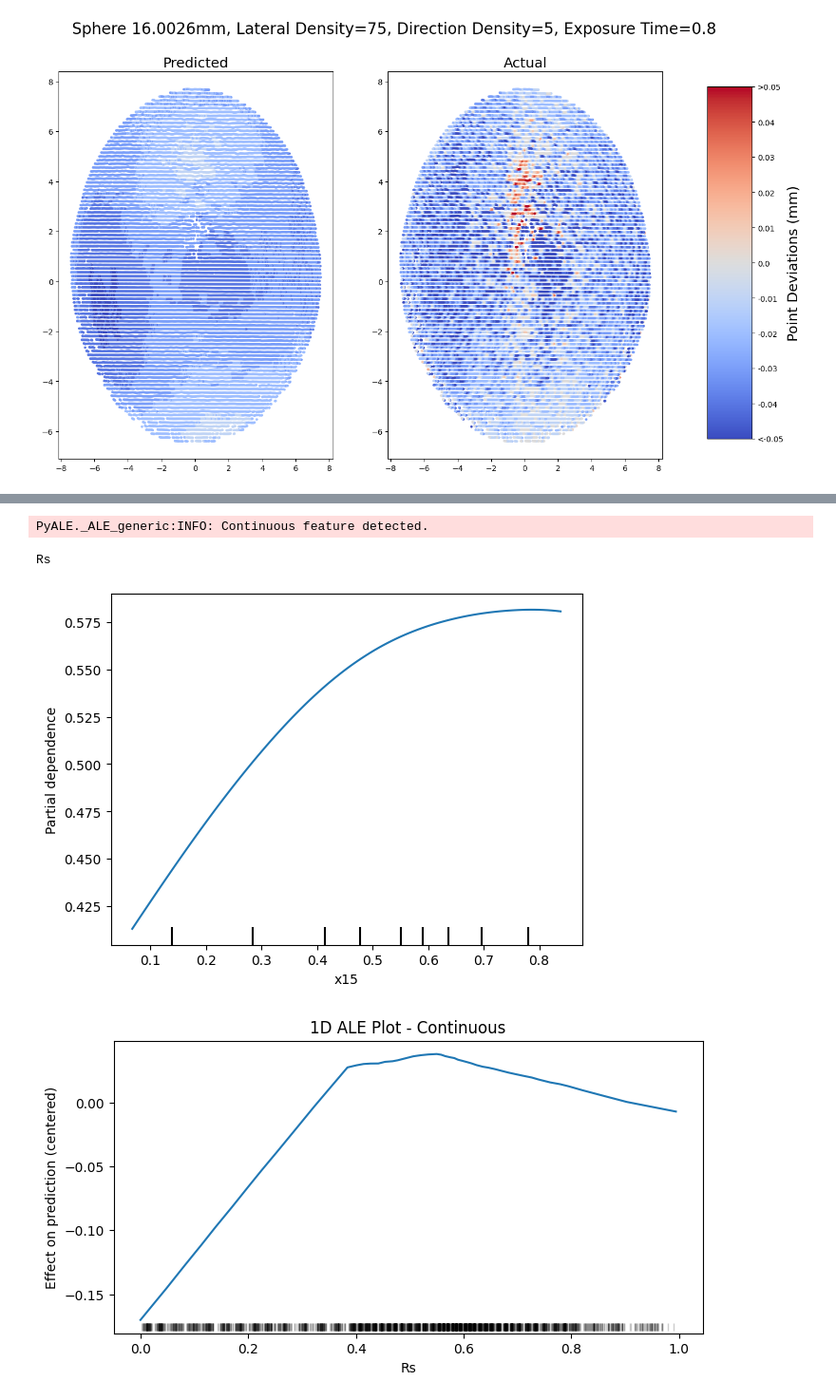
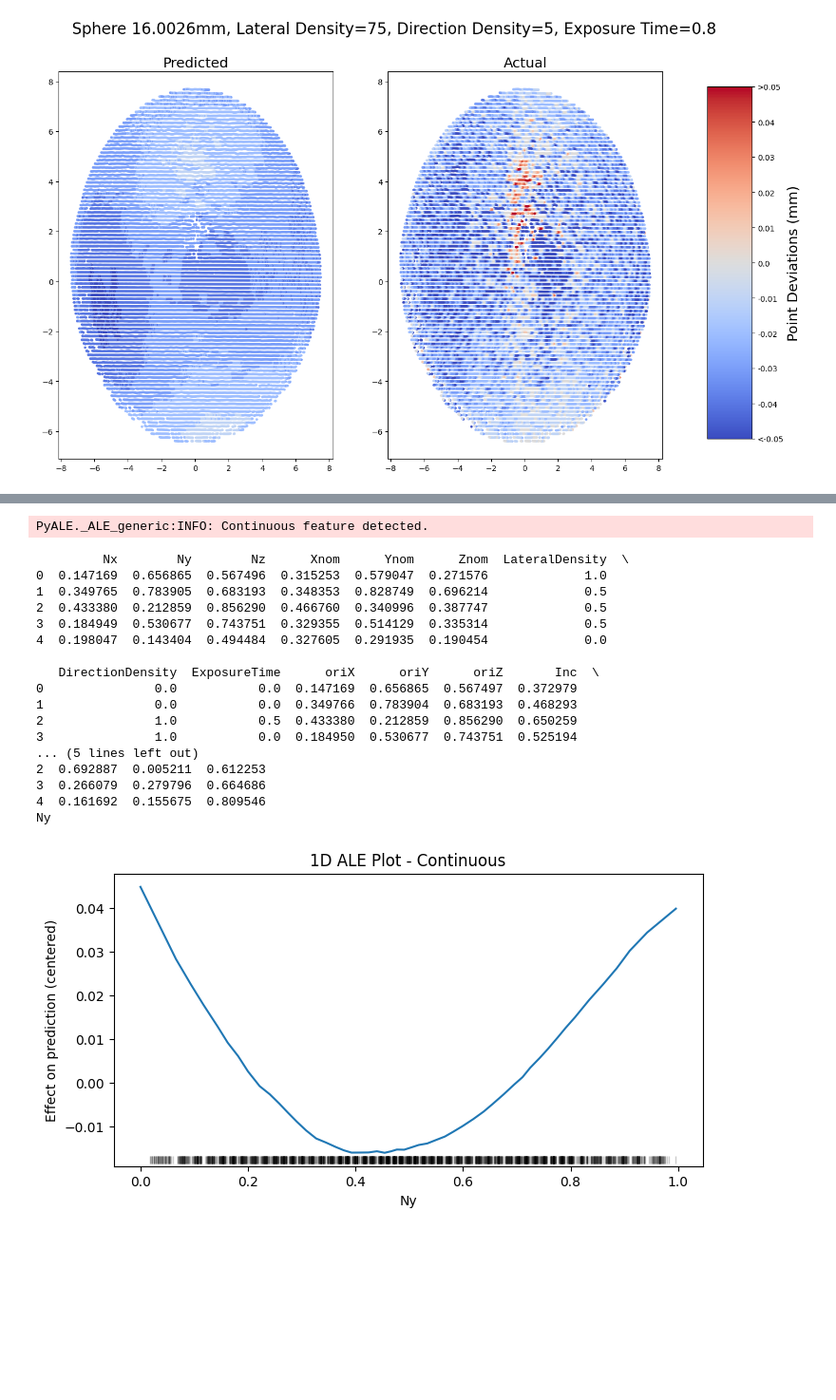
Before and after one commit to givasile/xmanai-grapes-lab, a Jupyter notebook: notebooks/Lab_3_Build_predictor_and_Explain.ipynb, the cells around one changed output, grey strips where cells are left out. Shown at 95% size. Saved outputs shown, nothing was run; the diff lists cells and outputs as text; code cells hidden in the pictures; blank space fills up the shorter version.

```diff
--- a/notebooks/Lab_3_Build_predictor_and_Explain.ipynb
+++ b/notebooks/Lab_3_Build_predictor_and_Explain.ipynb
@@ -247,0 +352,4 @@ X_train_df
+# %%
+feat = 0
+bins, bin_effect = ale(trained_model, X_train, feat, num_bins=50)
+plot_ale(bins, bin_effect)
@@ -248,12 +359,26 @@ X_train_df
 # %%
-i = 15
-features = [i]
-feature_name = feature_names[i]
-PartialDependenceDisplay.from_estimator(trained_model, X_train, [i])
+X_train_df = pd.DataFrame(X_train, columns=feature_names)
+print(X_train_df.head())
+feature_name = feature_names[feat]
 print(feature_name)
 _ = PyALE.ale(X=X_train_df, model=trained_model, feature=[feature_name], grid_size=50, include_CI=False)
 # %% [output]
 PyALE._ALE_generic:INFO: Continuous feature detected.
-Rs
+         Nx        Ny        Nz      Xnom      Ynom      Znom  LateralDensity  \
+0  0.147169  0.656865  0.567496  0.315253  0.579047  0.271576             1.0
+1  0.349765  0.783905  0.683193  0.348353  0.828749  0.696214             0.5
+2  0.433380  0.212859  0.856290  0.466760  0.340996  0.387747             0.5
+3  0.184949  0.530677  0.743751  0.329355  0.514129  0.335314             0.5
+4  0.198047  0.143404  0.494484  0.327605  0.291935  0.190454             0.0
+
+   DirectionDensity  ExposureTime      oriX      oriY      oriZ       Inc  \
+0               0.0           0.0  0.147169  0.656865  0.567497  0.372979
+1               0.0           0.0  0.349766  0.783904  0.683193  0.468293
+2               1.0           0.5  0.433380  0.212859  0.856290  0.650259
+3               1.0           0.0  0.184950  0.530677  0.743751  0.525194
+... (5 lines left out)
+2  0.692887  0.005211  0.612253
+3  0.266079  0.279796  0.664686
+4  0.161692  0.155675  0.809546
+Ny
-[figure, old version]
+[figure, new version]
-[figure, removed]
```
Also changed, not shown: parts of 24 cells of this notebook, 3 other files.
